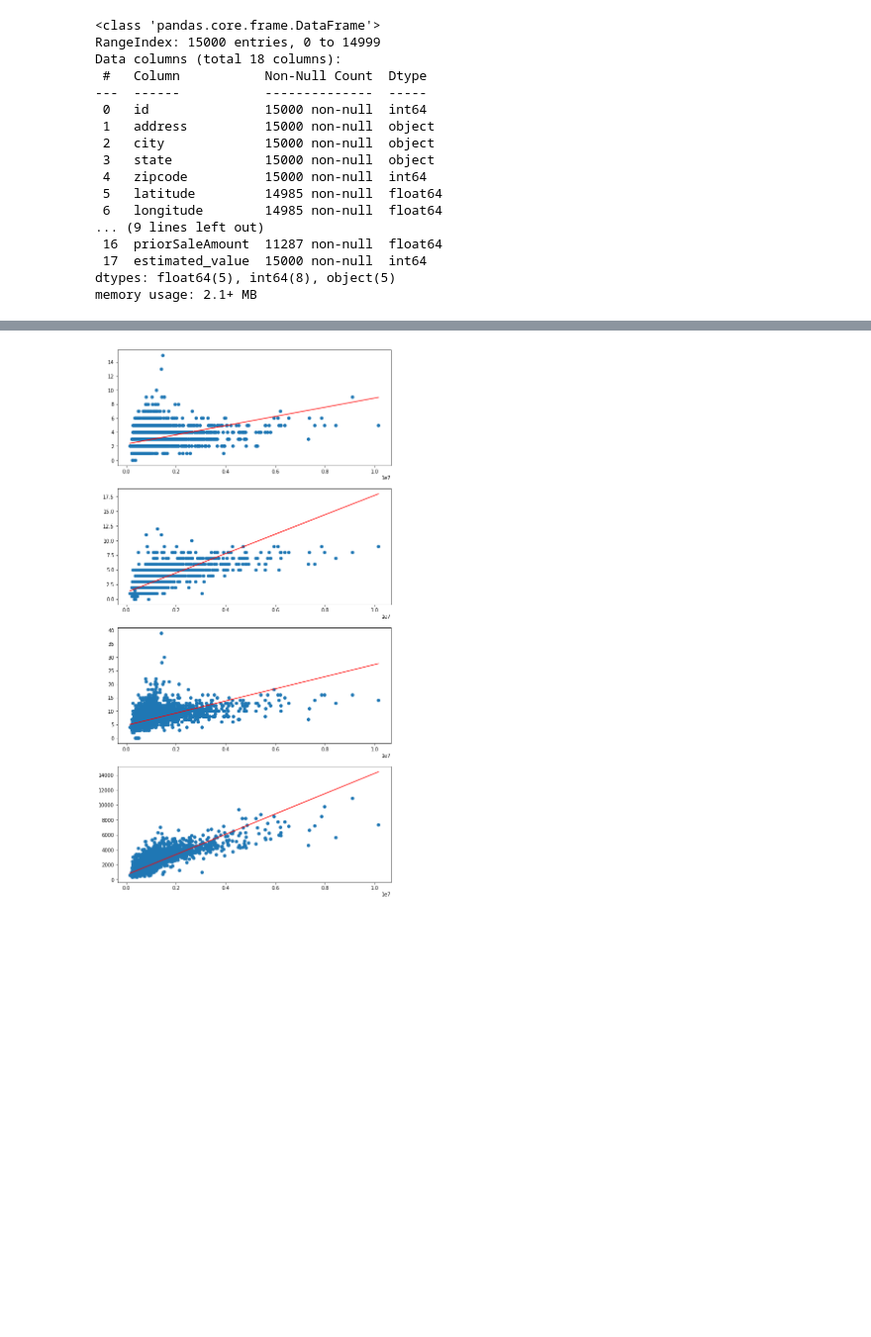
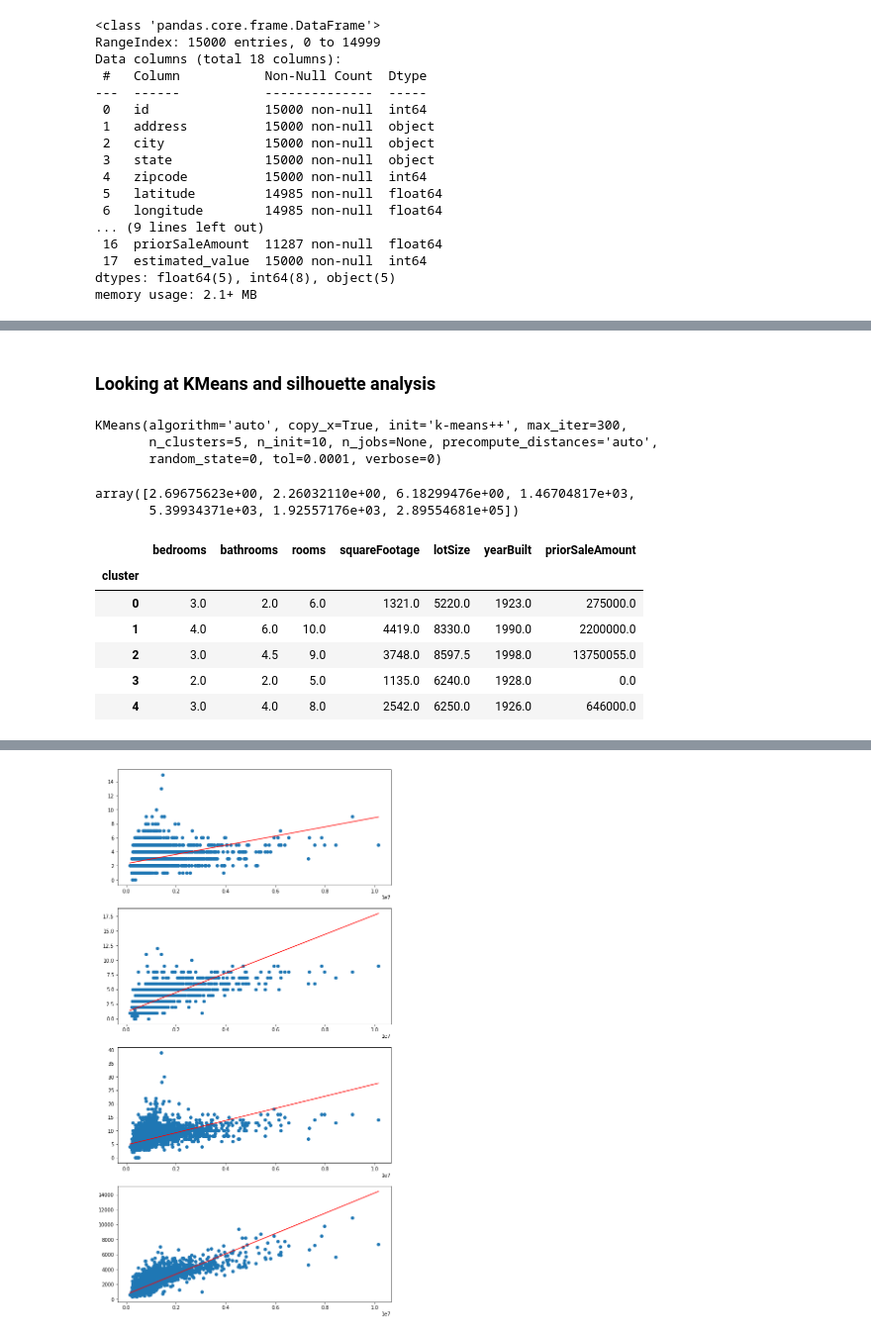
Before and after one commit to dborowski16/predicting-home-prices, a Jupyter notebook: ipynb_notebooks/home_price_nb.ipynb, the cells around one changed output, grey strips where cells are left out. Shown at 99% size. Saved outputs shown, nothing was run; the diff lists cells and outputs as text; code cells hidden in the pictures; blank space fills up the shorter version.

Commit message:
Updated ipynb with KMeans analysis

```diff
--- a/ipynb_notebooks/home_price_nb.ipynb
+++ b/ipynb_notebooks/home_price_nb.ipynb
@@ -49,0 +52,7 @@ df.describe()
+# %%
+X =df.drop('estimated_value', axis=1)
+X= X[['bedrooms', 'bathrooms',  'rooms', 'squareFootage','lotSize', 'yearBuilt', 'priorSaleAmount']]
+# %%
+X.fillna(0, inplace=True)
+
+X.head()
@@ -49,0 +66,28 @@ df.describe()
+# %% [markdown]
+### Looking at KMeans and silhouette analysis
+# %%
+kmeans = KMeans(n_clusters=5, random_state=0).fit(X)
+# %%
+kmeans
+# %% [output]
+KMeans(algorithm='auto', copy_x=True, init='k-means++', max_iter=300,
+       n_clusters=5, n_init=10, n_jobs=None, precompute_distances='auto',
+       random_state=0, tol=0.0001, verbose=0)
+# %%
+labels = kmeans.labels_
+# %%
+kmeans.cluster_centers_[0]
+# %% [output]
+array([2.69675623e+00, 2.26032110e+00, 6.18299476e+00, 1.46704817e+03,
+       5.39934371e+03, 1.92557176e+03, 2.89554681e+05])
+# %%
+X['cluster']=labels
+X.groupby('cluster').median()
+# %% [output]
+|  | bedrooms | bathrooms | rooms | squareFootage | lotSize | yearBuilt | priorSaleAmount |
+| cluster |  |  |  |  |  |  |  |
+| 0 | 3.0 | 2.0 | 6.0 | 1321.0 | 5220.0 | 1923.0 | 275000.0 |
+| 1 | 4.0 | 6.0 | 10.0 | 4419.0 | 8330.0 | 1990.0 | 2200000.0 |
+| 2 | 3.0 | 4.5 | 9.0 | 3748.0 | 8597.5 | 1998.0 | 13750055.0 |
+| 3 | 2.0 | 2.0 | 5.0 | 1135.0 | 6240.0 | 1928.0 | 0.0 |
+| 4 | 3.0 | 4.0 | 8.0 | 2542.0 | 6250.0 | 1926.0 | 646000.0 |
```
Also changed, not shown: parts of 15 cells of this notebook.
